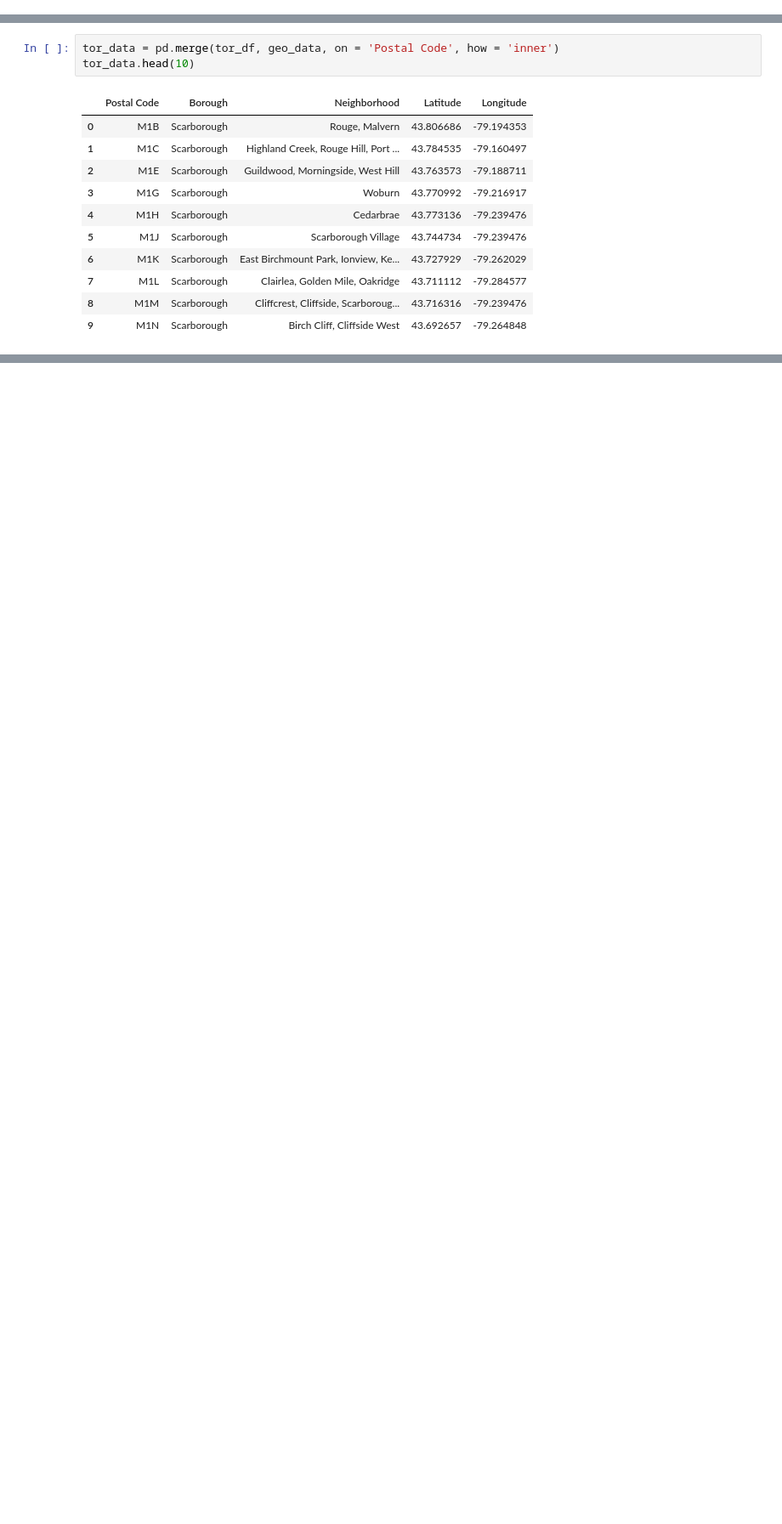
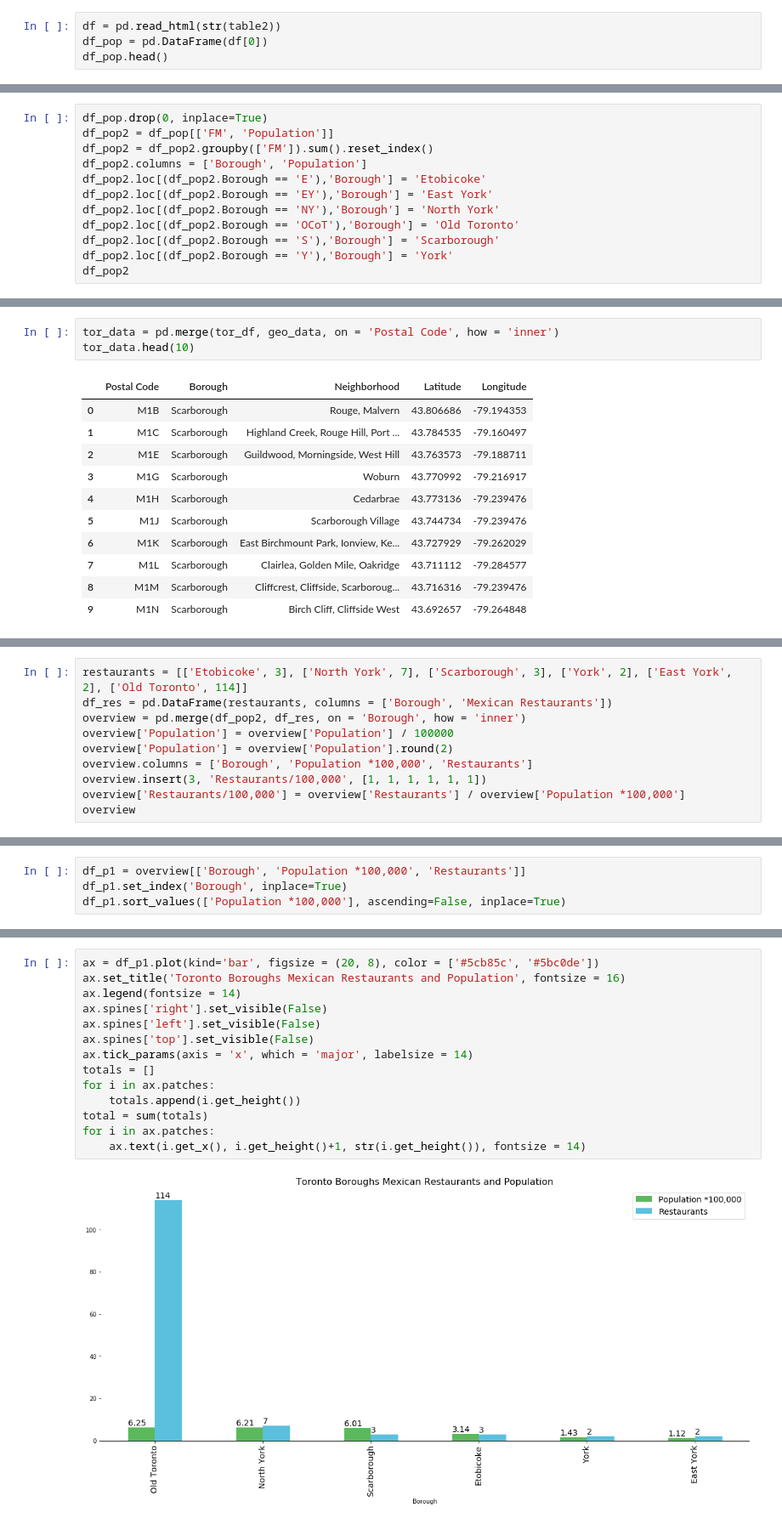
Before and after one commit to DrGrowlithe/capstone-project, a Jupyter notebook: Capstone Project.ipynb, the cells around one changed output, grey strips where cells are left out. Shown at 85% size. Cells and saved outputs as stored; diff of their text form; blank space fills up the shorter version.

```diff
--- a/Capstone Project.ipynb
+++ b/Capstone Project.ipynb
@@ -93,0 +117,4 @@ tor_df.shape
+# %%
+df = pd.read_html(str(table2))
+df_pop = pd.DataFrame(df[0])
+df_pop.head()
@@ -93,0 +133,12 @@ tor_df.shape
+# %%
+df_pop.drop(0, inplace=True)
+df_pop2 = df_pop[['FM', 'Population']]
+df_pop2 = df_pop2.groupby(['FM']).sum().reset_index()
+df_pop2.columns = ['Borough', 'Population']
+df_pop2.loc[(df_pop2.Borough == 'E'),'Borough'] = 'Etobicoke'
+df_pop2.loc[(df_pop2.Borough == 'EY'),'Borough'] = 'East York'
+df_pop2.loc[(df_pop2.Borough == 'NY'),'Borough'] = 'North York'
+df_pop2.loc[(df_pop2.Borough == 'OCoT'),'Borough'] = 'Old Toronto'
+df_pop2.loc[(df_pop2.Borough == 'S'),'Borough'] = 'Scarborough'
+df_pop2.loc[(df_pop2.Borough == 'Y'),'Borough'] = 'York'
+df_pop2
@@ -122,0 +356,10 @@ tor_data.head(10)
+# %%
+restaurants = [['Etobicoke', 3], ['North York', 7], ['Scarborough', 3], ['York', 2], ['East York', 2], ['Old Toronto', 114]]
+df_res = pd.DataFrame(restaurants, columns = ['Borough', 'Mexican Restaurants'])
+overview = pd.merge(df_pop2, df_res, on = 'Borough', how = 'inner')
+overview['Population'] = overview['Population'] / 100000
+overview['Population'] = overview['Population'].round(2)
+overview.columns = ['Borough', 'Population *100,000', 'Restaurants']
+overview.insert(3, 'Restaurants/100,000', [1, 1, 1, 1, 1, 1])
+overview['Restaurants/100,000'] = overview['Restaurants'] / overview['Population *100,000']
+overview
@@ -156,0 +403,4 @@ ct_data.head()
+# %%
+df_p1 = overview[['Borough', 'Population *100,000', 'Restaurants']]
+df_p1.set_index('Borough', inplace=True)
+df_p1.sort_values(['Population *100,000'], ascending=False, inplace=True)
@@ -156,0 +412,16 @@ ct_data.head()
+# %%
+ax = df_p1.plot(kind='bar', figsize = (20, 8), color = ['#5cb85c', '#5bc0de'])
+ax.set_title('Toronto Boroughs Mexican Restaurants and Population', fontsize = 16)
+ax.legend(fontsize = 14)
+ax.spines['right'].set_visible(False)
+ax.spines['left'].set_visible(False)
+ax.spines['top'].set_visible(False)
+ax.tick_params(axis = 'x', which = 'major', labelsize = 14)
+totals = []
+for i in ax.patches:
+    totals.append(i.get_height())
+total = sum(totals)
+for i in ax.patches:
+    ax.text(i.get_x(), i.get_height()+1, str(i.get_height()), fontsize = 14)
+# %% [output]
+[figure, added]
```
Also changed, not shown: parts of 49 cells of this notebook.
